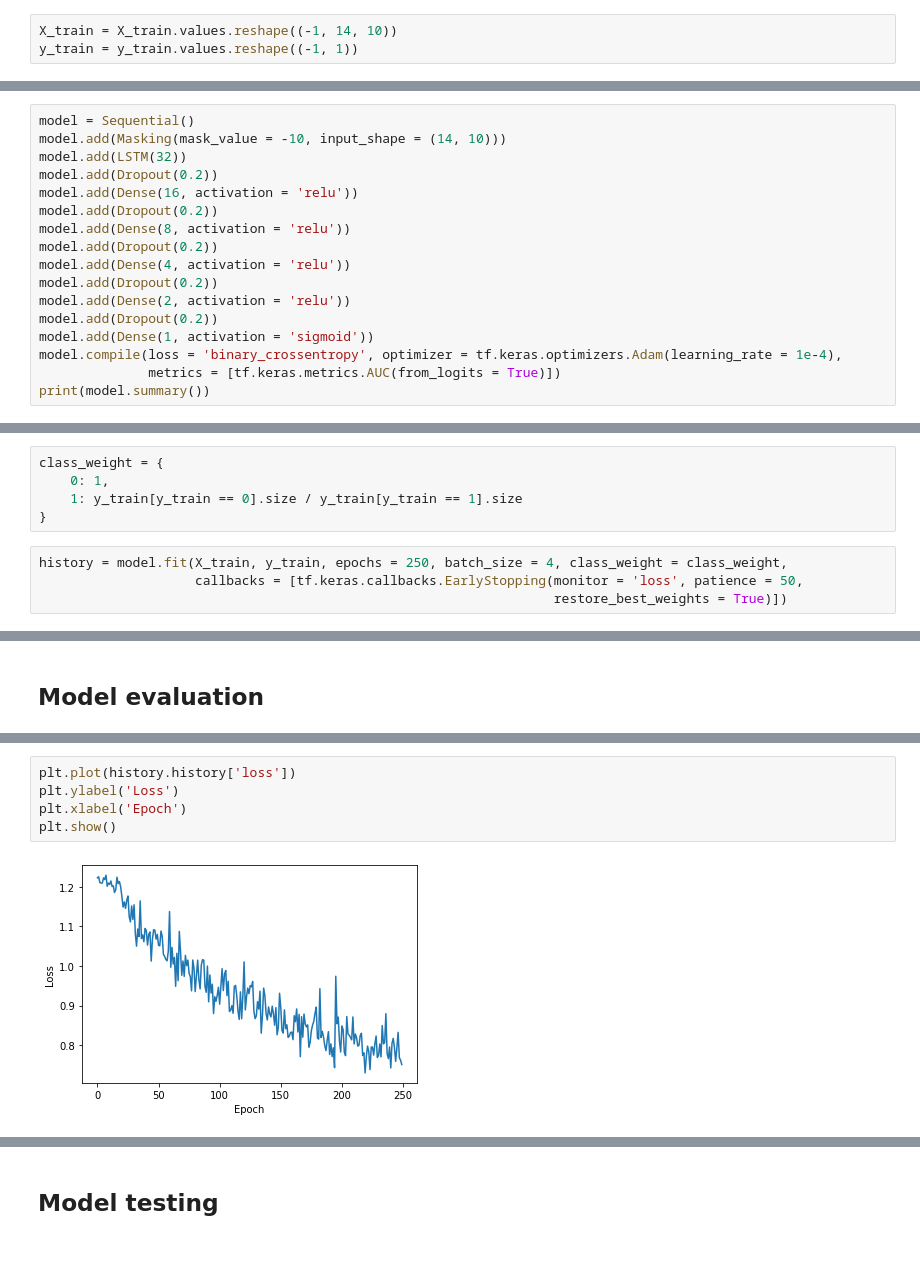
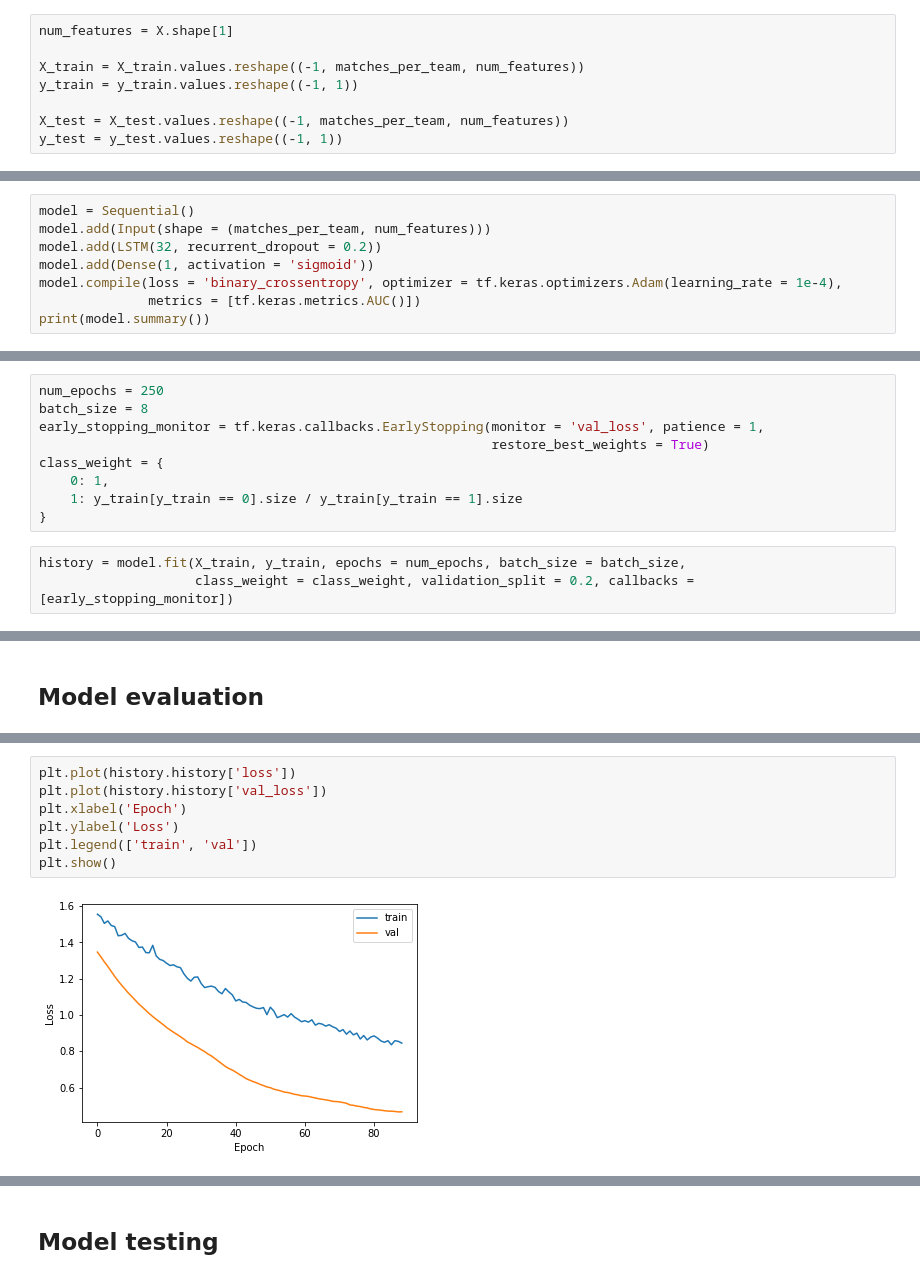
Before and after one commit to hmshreyas7/ipl-2022, a Jupyter notebook: live-champions-predictor.ipynb, the cells around one changed output, grey strips where cells are left out. Cells and saved outputs as stored; diff of their text form; blank space fills up the shorter version.

Commit message:
Update model and refactor code

```diff
--- a/live-champions-predictor.ipynb
+++ b/live-champions-predictor.ipynb
@@ -39,24 +50,20 @@ y_test = y_test.groupby(y_test.index // 14).apply(lambda x: x.mean()).reset_inde
 # %%
-X_train = X_train.values.reshape((-1, 14, 10))
+num_features = X.shape[1]
+
+X_train = X_train.values.reshape((-1, matches_per_team, num_features))
 y_train = y_train.values.reshape((-1, 1))
+
+X_test = X_test.values.reshape((-1, matches_per_team, num_features))
+y_test = y_test.values.reshape((-1, 1))
 # %% [markdown]
 
 ## Model training
 # %%
 model = Sequential()
-model.add(Masking(mask_value = -10, input_shape = (14, 10)))
-model.add(LSTM(32))
-model.add(Dropout(0.2))
-model.add(Dense(16, activation = 'relu'))
-model.add(Dropout(0.2))
-model.add(Dense(8, activation = 'relu'))
-model.add(Dropout(0.2))
-model.add(Dense(4, activation = 'relu'))
-model.add(Dropout(0.2))
-model.add(Dense(2, activation = 'relu'))
-model.add(Dropout(0.2))
+model.add(Input(shape = (matches_per_team, num_features)))
+model.add(LSTM(32, recurrent_dropout = 0.2))
 model.add(Dense(1, activation = 'sigmoid'))
 model.compile(loss = 'binary_crossentropy', optimizer = tf.keras.optimizers.Adam(learning_rate = 1e-4),
-              metrics = [tf.keras.metrics.AUC(from_logits = True)])
+              metrics = [tf.keras.metrics.AUC()])
 print(model.summary())
 # %% [output]
@@ -92,10 +83,13 @@ None
 # %%
+num_epochs = 250
+batch_size = 8
+early_stopping_monitor = tf.keras.callbacks.EarlyStopping(monitor = 'val_loss', patience = 1,
+                                                          restore_best_weights = True)
 class_weight = {
     0: 1,
     1: y_train[y_train == 0].size / y_train[y_train == 1].size
 }
 # %%
-history = model.fit(X_train, y_train, epochs = 250, batch_size = 4, class_weight = class_weight,
-                    callbacks = [tf.keras.callbacks.EarlyStopping(monitor = 'loss', patience = 50,
-                                                                  restore_best_weights = True)])
+history = model.fit(X_train, y_train, epochs = num_epochs, batch_size = batch_size,
+                    class_weight = class_weight, validation_split = 0.2, callbacks = [early_stopping_monitor])
 # %% [output]
@@ -131,10 +124,12 @@ plt.show()
 # %%
 plt.plot(history.history['loss'])
+plt.plot(history.history['val_loss'])
+plt.xlabel('Epoch')
 plt.ylabel('Loss')
-plt.xlabel('Epoch')
+plt.legend(['train', 'val'])
 plt.show()
 # %% [output]
-[figure, old version]
+[figure, new version]
 # %%
 scores = model.evaluate(X_train, y_train, verbose = 0)
 scores[1]
```
Also changed, not shown: parts of 22 cells of this notebook.
